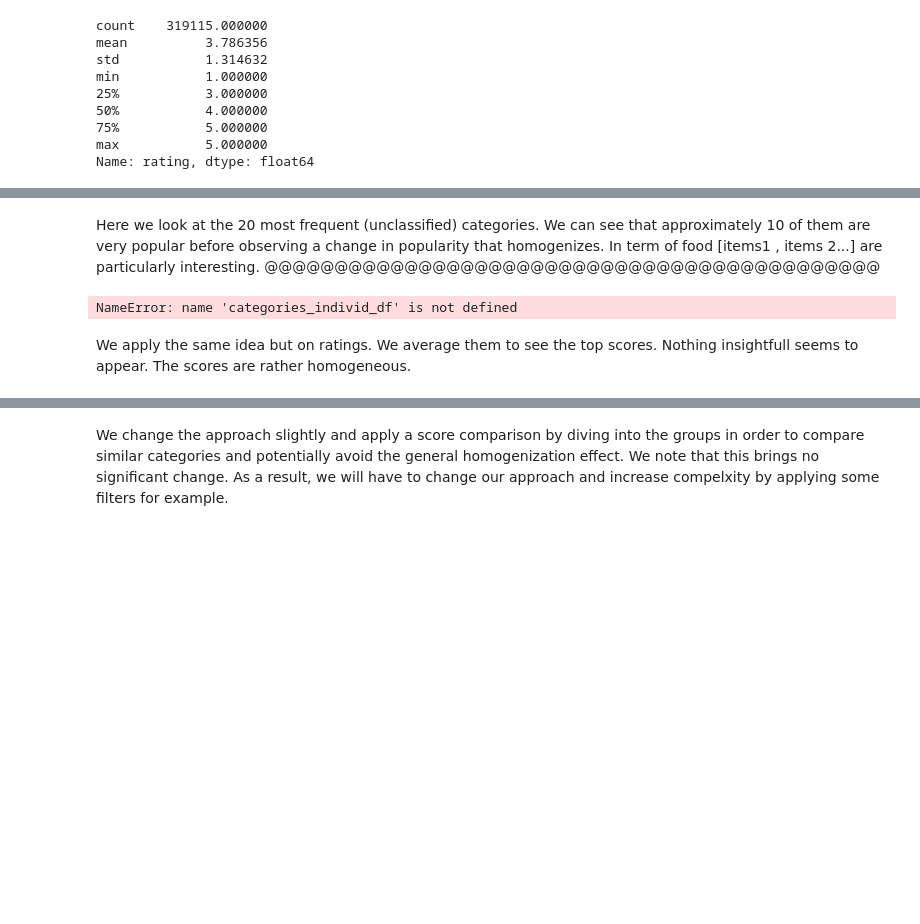
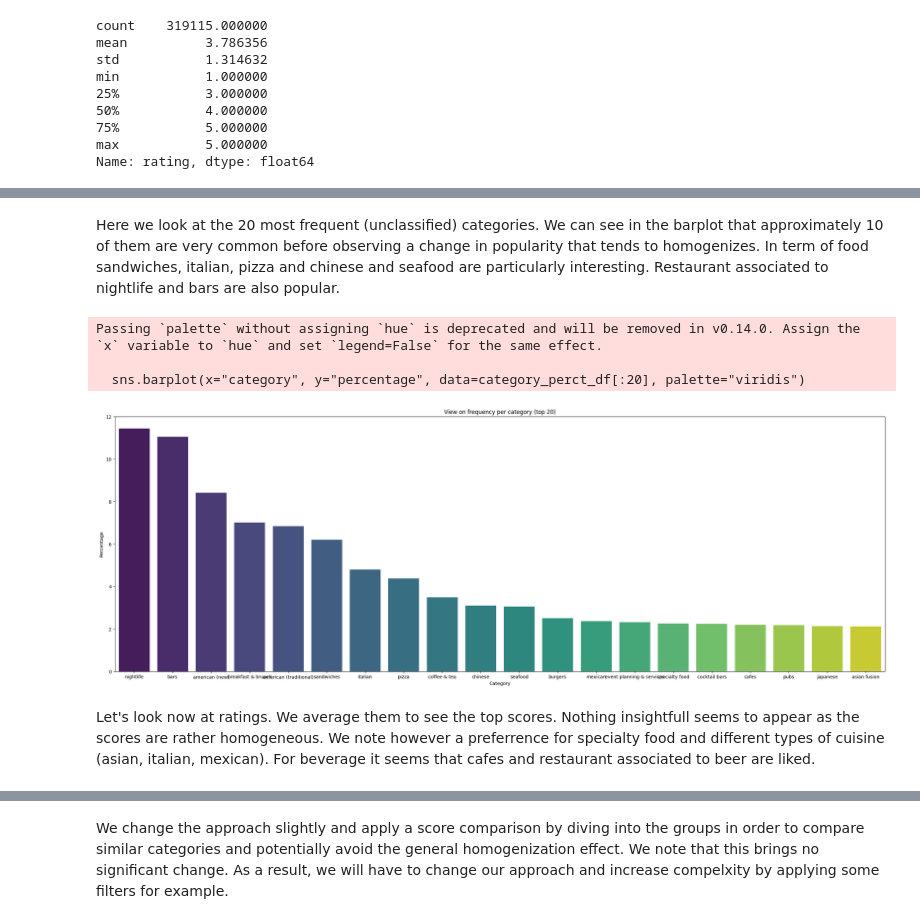
Before and after one commit to Kamiryu/nlp-customer-review-analysis, a Jupyter notebook: task_2.1_Insight.ipynb, the cells around one changed output, grey strips where cells are left out. Drawn from its saved outputs; the diff is of its cells as text; code cells hidden in the pictures; blank space fills up the shorter version.

```diff
--- a/task_2.1_Insight.ipynb
+++ b/task_2.1_Insight.ipynb
@@ -241,25 +243,27 @@ NameError: name 'categories_individ_df' is not defined
 # %% [markdown]
-Here we look at the 20 most frequent (unclassified) categories. We can see that approximately 10 of them are very popular before observing a change in popularity that homogenizes. In term of food [items1 , items 2...] are particularly interesting.
-@@@@@@@@@@@@@@@@@@@@@@@@@@@@@@@@@@@@@@@@@@@@
+Here we look at the 20 most frequent (unclassified) categories. We can see in the barplot that approximately 10 of them are very common before observing a change in popularity that tends to homogenizes. In term of food sandwiches, italian, pizza and chinese and seafood are particularly interesting. Restaurant associated to nightlife and bars are also popular.
 # %%
 ############################################################
 # Percentage per category
-category_counts = categories_individ_df["categories_list"].value_counts().sort_values(by="rating", ascending=False)
+category_counts = categories_individ_df["categories_list"].value_counts()
 category_percent = (category_counts / category_counts.sum()) * 100
 
 # Plot
 category_perct_df = category_percent.reset_index()
 category_perct_df.columns = ["category", "percentage"]
 plt.figure(figsize=(30, 10))
 plt.title("View on frequency per category (top 20)")
 sns.barplot(x="category", y="percentage", data=category_perct_df[:20], palette="viridis")
 plt.xlabel("Category")
 plt.ylabel("Percentage")
 plt.show()
 # %% [output]
-NameError: name 'categories_individ_df' is not defined
+Passing `palette` without assigning `hue` is deprecated and will be removed in v0.14.0. Assign the `x` variable to `hue` and set `legend=False` for the same effect.
+
+  sns.barplot(x="category", y="percentage", data=category_perct_df[:20], palette="viridis")
+[figure, added]
 # %% [markdown]
-We apply the same idea but on ratings. We average them to see the top scores. Nothing insightfull seems to appear. The scores are rather homogeneous.
+Let's look now at ratings. We average them to see the top scores. Nothing insightfull seems to appear as the scores are rather homogeneous. We note however a preferrence for specialty food and different types of cuisine (asian, italian, mexican). For beverage it seems that cafes and restaurant associated to beer are liked.
 # %%
 # Averaging the ratings per category
 
```
Also changed, not shown: parts of 15 cells of this notebook.
